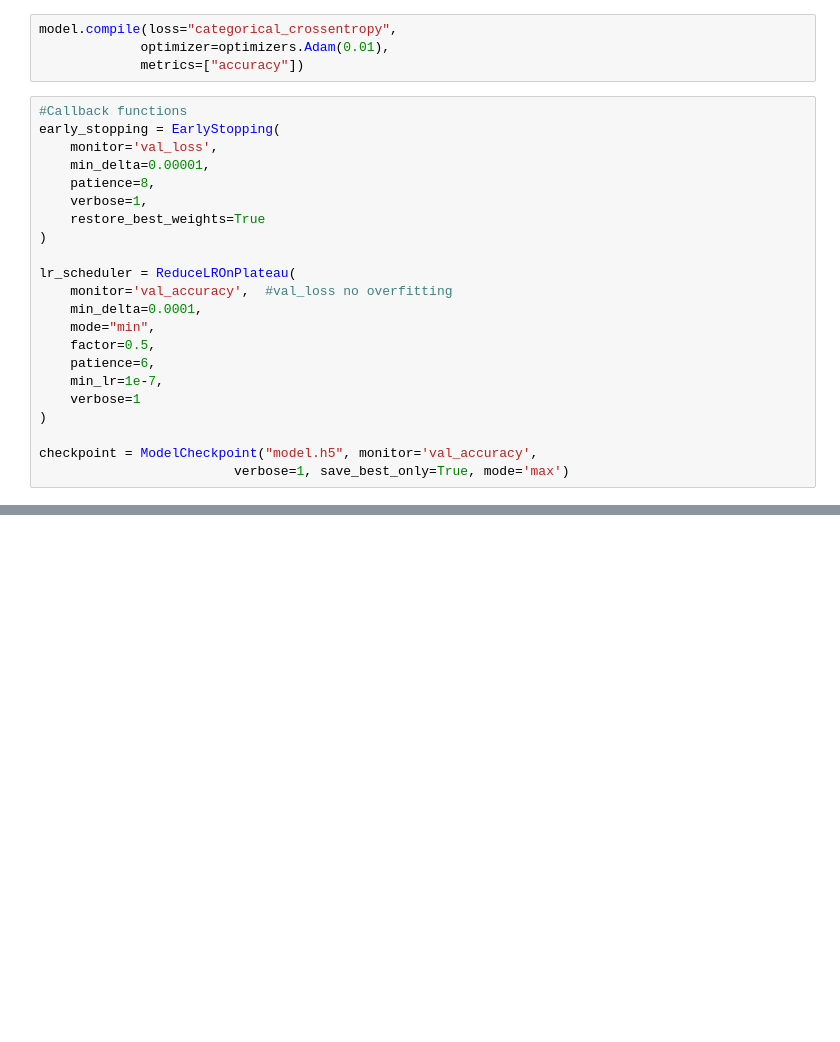
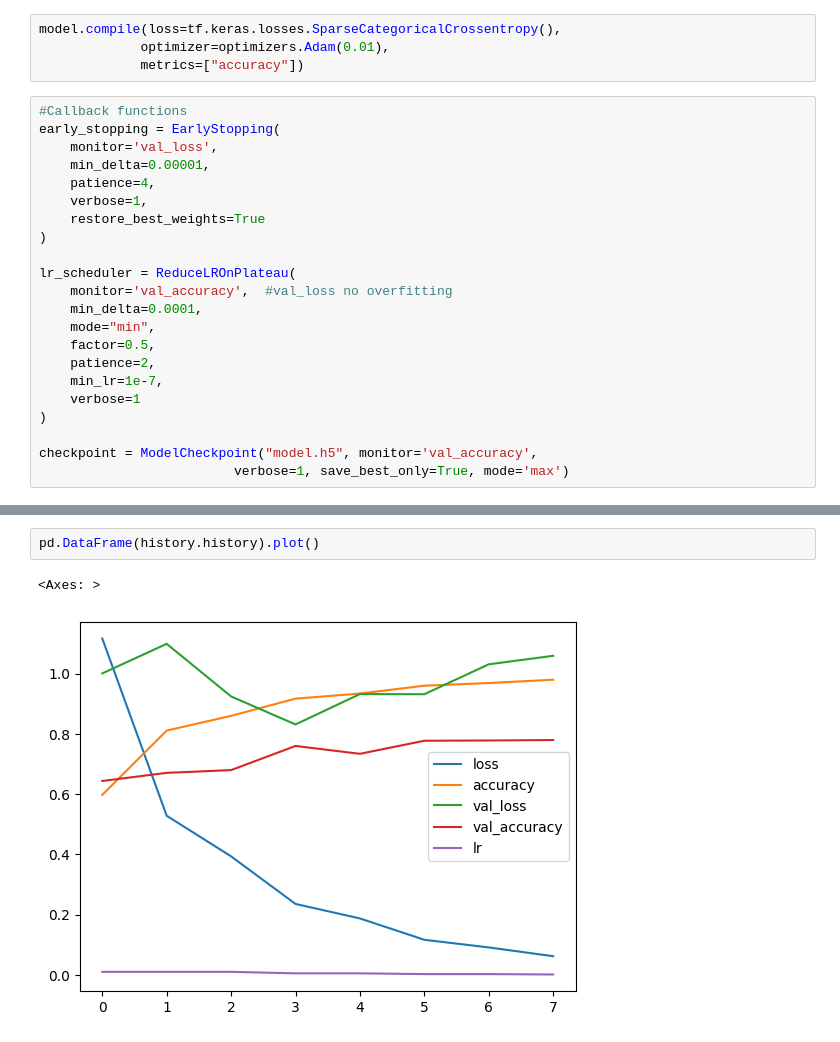
Before and after one commit to Ujjwal-Mk/IEEE, a Jupyter notebook: dcnn.ipynb, the cells around one changed output, grey strips where cells are left out. Drawn from its saved outputs; the diff is of its cells as text; blank space fills up the shorter version.

```diff
--- a/dcnn.ipynb
+++ b/dcnn.ipynb
@@ -182,5 +295,5 @@ _________________________________________________________________
 # %%
-model.compile(loss="categorical_crossentropy",
+model.compile(loss=tf.keras.losses.SparseCategoricalCrossentropy(),
              optimizer=optimizers.Adam(0.01),
              metrics=["accuracy"])
 # %%
@@ -188,7 +301,7 @@ model.compile(loss="categorical_crossentropy",
 early_stopping = EarlyStopping(
     monitor='val_loss',
     min_delta=0.00001,
-    patience=8,
+    patience=4,
     verbose=1,
     restore_best_weights=True
 )
@@ -198,7 +311,7 @@ lr_scheduler = ReduceLROnPlateau(
     min_delta=0.0001,
     mode="min",
     factor=0.5,
-    patience=6,
+    patience=2,
     min_lr=1e-7,
     verbose=1
 )
@@ -258 +343,6 @@ end-start
+# %%
+pd.DataFrame(history.history).plot()
+# %% [output]
+<Axes: >
+[figure, added]
 # %%
```
Also changed, not shown: parts of 25 cells of this notebook.
